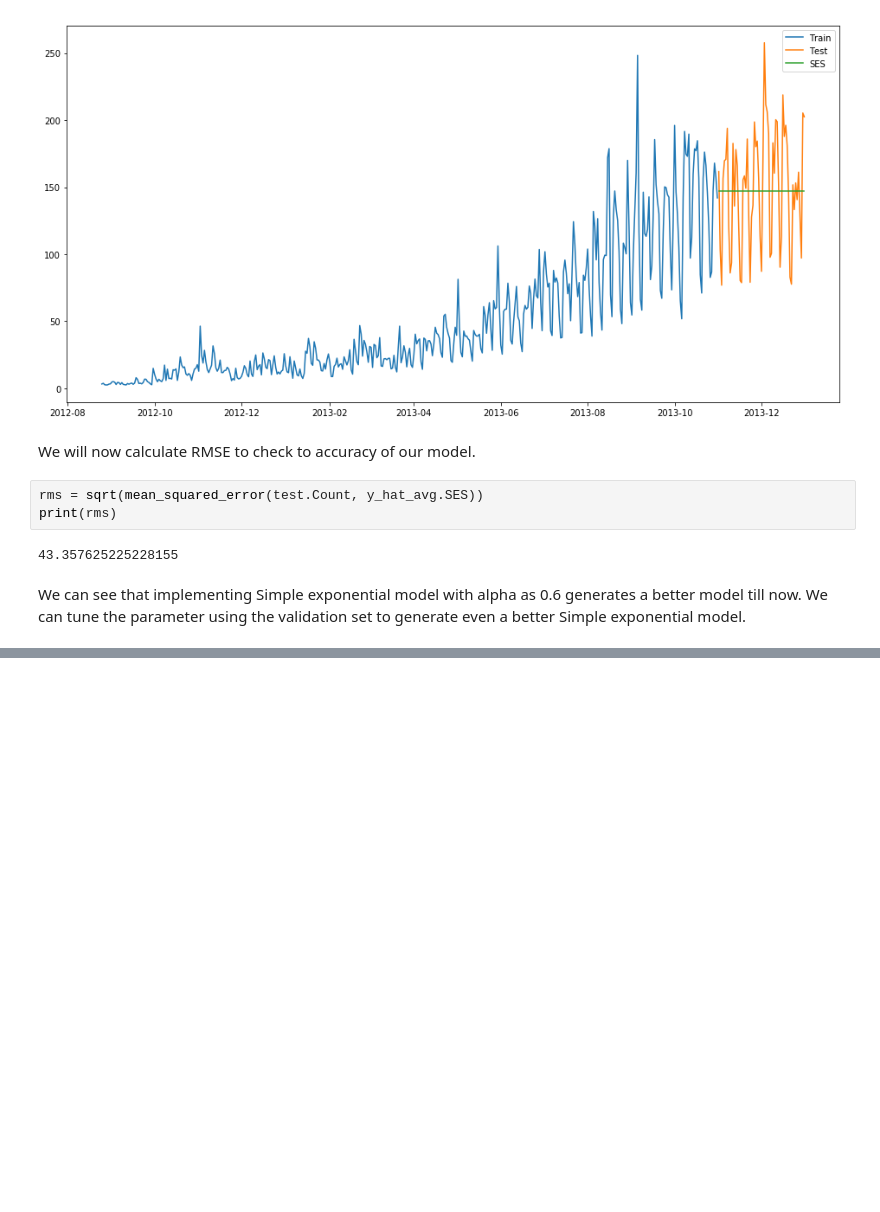
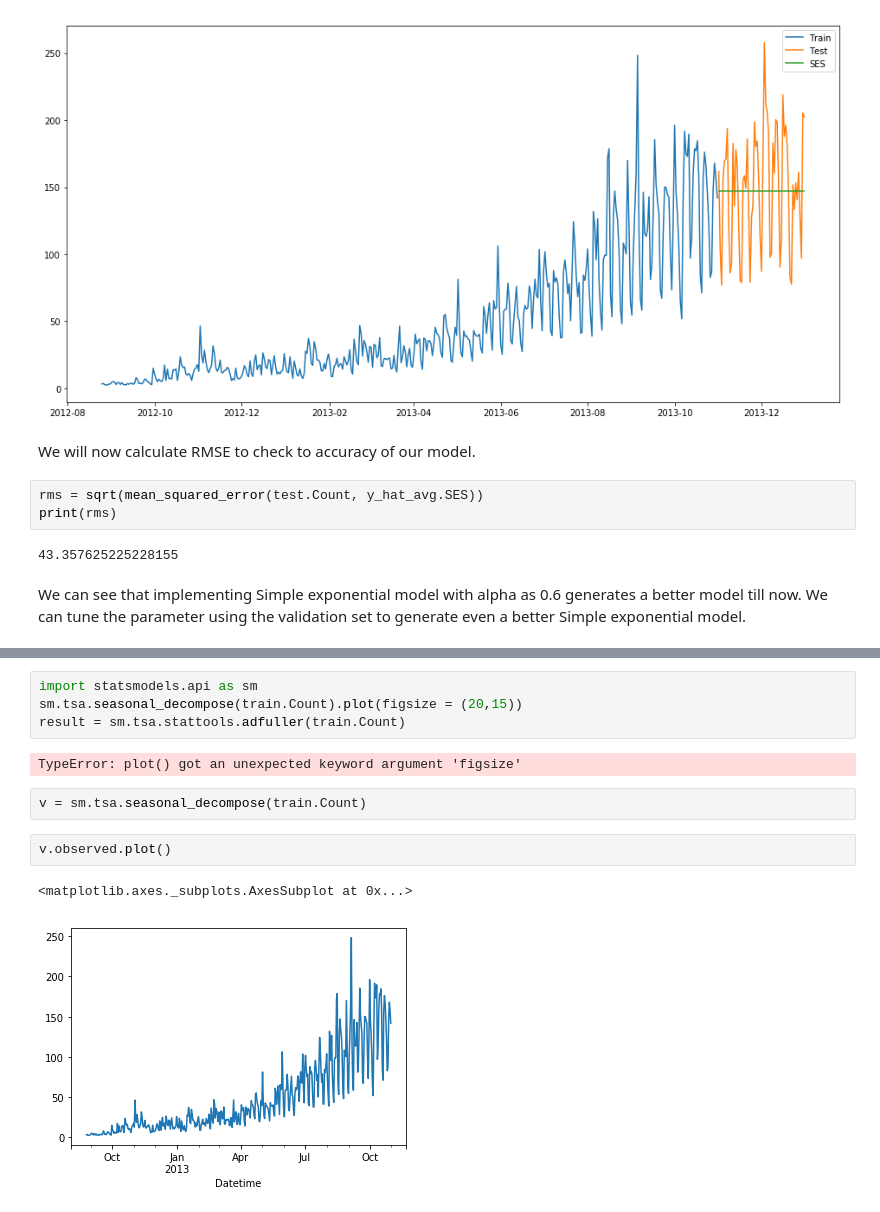
Before and after one commit to Lplenka/DS_NN, a Jupyter notebook: time_series/Time_Series_using_statsmodel.ipynb, the cells around one changed output, grey strips where cells are left out. Cells and saved outputs as stored; diff of their text form; blank space fills up the shorter version.

Commit message:
Added function to plot seasonal graph

```diff
--- a/time_series/Time_Series_using_statsmodel.ipynb
+++ b/time_series/Time_Series_using_statsmodel.ipynb
@@ -163,0 +174,13 @@ We can see that implementing Simple exponential model with alpha as 0.6 generate
+# %%
+import statsmodels.api as sm
+sm.tsa.seasonal_decompose(train.Count).plot(figsize = (20,15))
+result = sm.tsa.stattools.adfuller(train.Count)
+# %% [output]
+TypeError: plot() got an unexpected keyword argument 'figsize'
+# %%
+v = sm.tsa.seasonal_decompose(train.Count)
+# %%
+v.observed.plot()
+# %% [output]
+<matplotlib.axes._subplots.AxesSubplot at 0x...>
+[figure, added]
```
Also changed, not shown: parts of 2 cells of this notebook.
